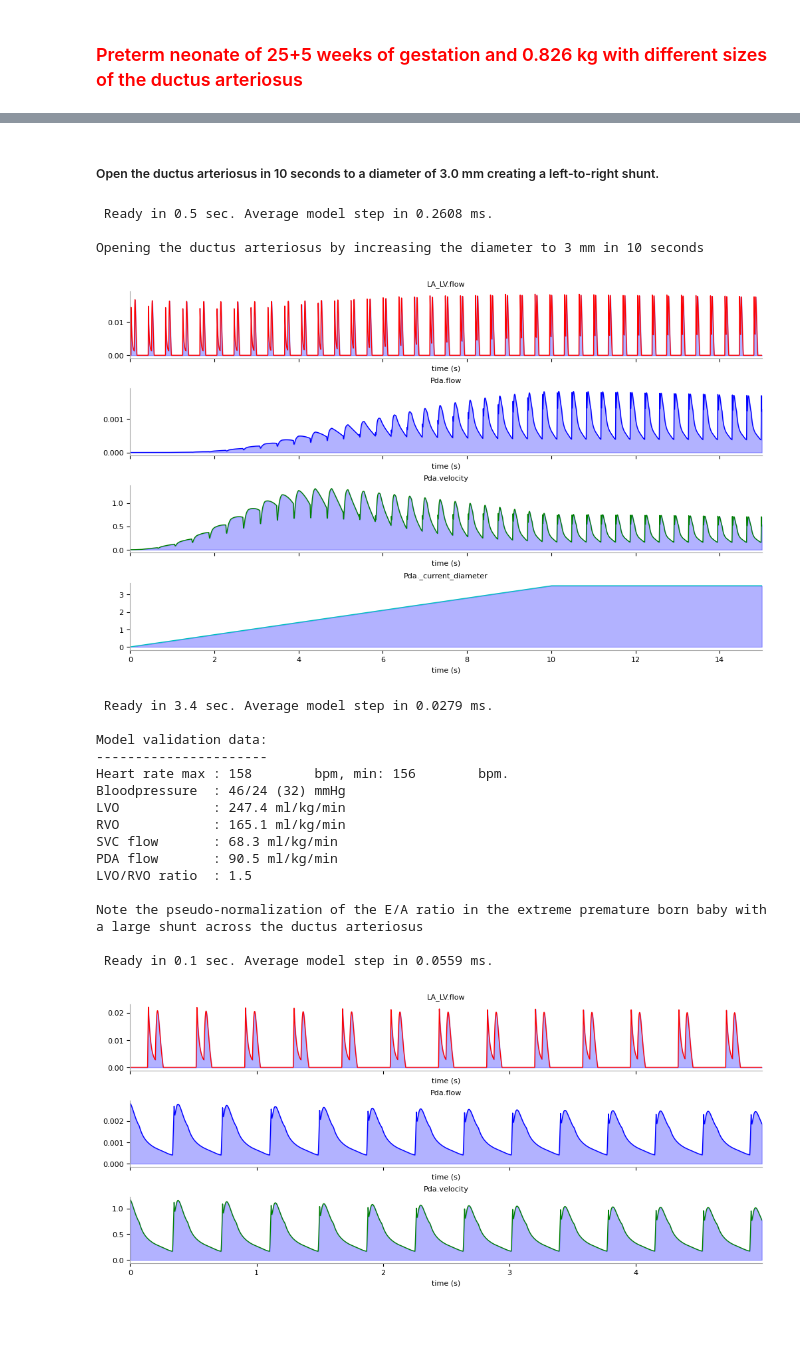
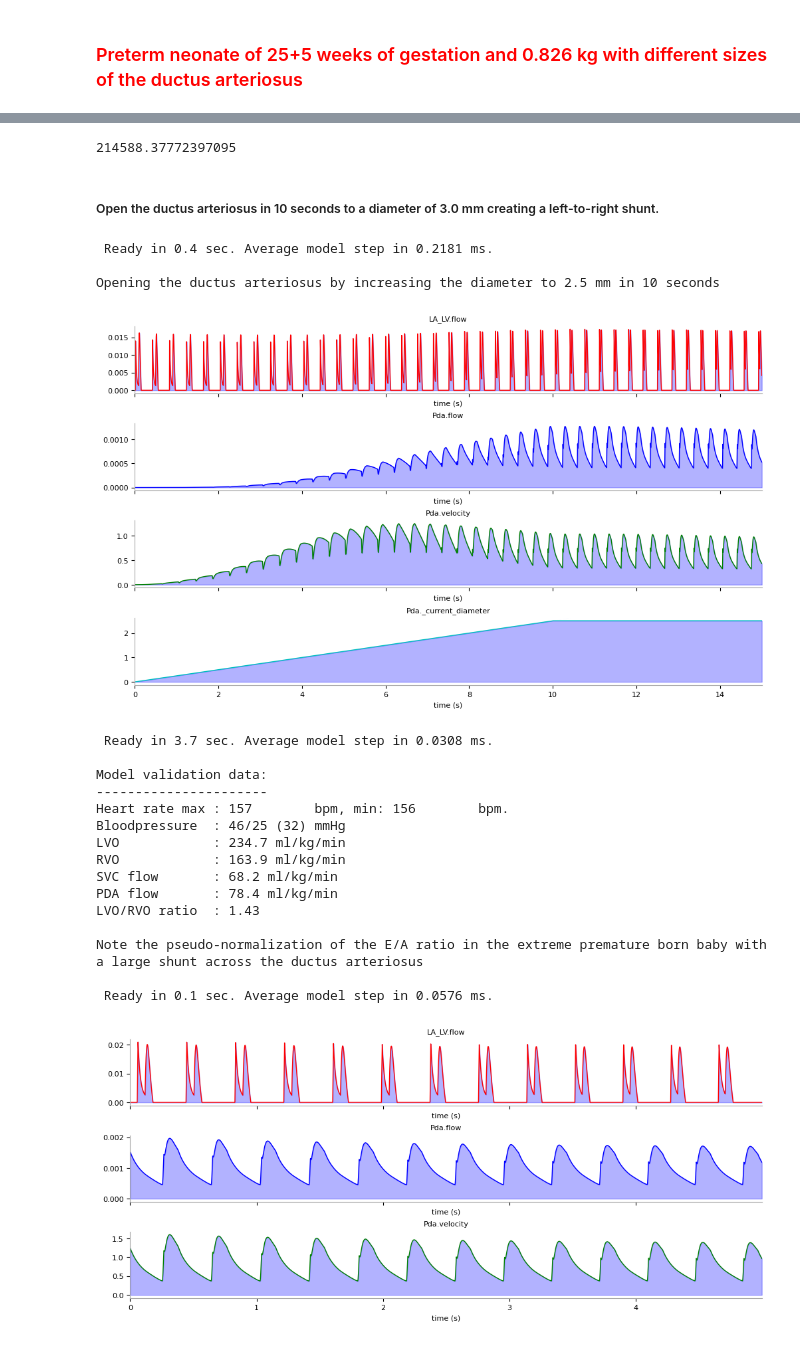
Before and after one commit to Dobutamine/explain-python, a Jupyter notebook: patients/PDA.ipynb, the cells around one changed output, grey strips where cells are left out. Saved outputs shown, nothing was run; the diff lists cells and outputs as text; code cells hidden in the pictures.

```diff
--- a/patients/PDA.ipynb
+++ b/patients/PDA.ipynb
@@ -97,3 +98,7 @@ Note the reversed E/A ratio in the extreme premature born baby.
+# %%
+ model.models["DA"].el_base * model.models["DA"].el_base_scaling_factor
+# %% [output]
+214588.37772397095
 # %% [markdown]
 <h5>Open the ductus arteriosus in 10 seconds to a diameter of 3.0 mm creating a left-to-right shunt.</h5>
 # %%
@@ -101,8 +106,10 @@ model.models["Breathing"].switch_breathing(False)
 neo.fast_forward(1)
 
 print("")
-print("Opening the ductus arteriosus by increasing the diameter to 3 mm in 10 seconds")
-neo.open_ductus(new_diameter=3.0, in_time=10.0)
+print(
+    "Opening the ductus arteriosus by increasing the diameter to 2.5 mm in 10 seconds"
+)
+neo.open_ductus(new_diameter=2.5, in_time=10.0)
 
 # stabilize the model by calculating 60 seconds and plot the flow velocity across the pda
 
@@ -135,49 +142,49 @@ print(
 print(
     f"Bloodpressure  : {result['AA.pres.max']:<0.0f}/{result['AA.pres.min']:<0.0f} ({result['AA.pres.mean']:<0.0f}) mmHg"
 )
 print(f"LVO            : {result['LV_AA.flow.net']:<0.1f} ml/kg/min")
 print(f"RVO            : {result['RV_PA.flow.net']:<0.1f} ml/kg/min")
 print(f"SVC flow       : {result['SVC_RA.flow.net']:<0.1f} ml/kg/min")
 print(f"PDA flow       : {result['Pda.flow.net']:<0.1f} ml/kg/min")
 print(f"LVO/RVO ratio  : {round(result['LV_AA.flow.net']/result['RV_PA.flow.net'], 2)}")
 print("")
 print(
     "Note the pseudo-normalization of the E/A ratio in the extreme premature born baby with a large shunt across the ductus arteriosus"
 )
 print("")
 
 # plot the flow across the mitral valve and pda flow velocity
 model.models["Breathing"].switch_breathing(False)
 neo.fast_forward(1)
 neo.plot_time_graph(
     ["LA_LV.flow", "Pda.flow", "Pda.velocity"],
     combined=False,
     sharey=False,
     time_to_calculate=5.0,
     analyze=False,
     sampleinterval=0.0005,
     fig_size_x=10,
     fig_size_y=2,
 )
 model.models["Breathing"].switch_breathing(True)
 # %% [output]
- Ready in 0.5 sec. Average model step in 0.2608 ms.
+ Ready in 0.4 sec. Average model step in 0.2181 ms.
 
-Opening the ductus arteriosus by increasing the diameter to 3 mm in 10 seconds
+Opening the ductus arteriosus by increasing the diameter to 2.5 mm in 10 seconds
-[figure, old version]
+[figure, new version]
- Ready in 3.4 sec. Average model step in 0.0279 ms.
+ Ready in 3.7 sec. Average model step in 0.0308 ms.
 
 Model validation data:
 ----------------------
-Heart rate max : 158        bpm, min: 156        bpm.
-Bloodpressure  : 46/24 (32) mmHg
-LVO            : 247.4 ml/kg/min
-RVO            : 165.1 ml/kg/min
-SVC flow       : 68.3 ml/kg/min
-PDA flow       : 90.5 ml/kg/min
-LVO/RVO ratio  : 1.5
+Heart rate max : 157        bpm, min: 156        bpm.
+Bloodpressure  : 46/25 (32) mmHg
+LVO            : 234.7 ml/kg/min
+RVO            : 163.9 ml/kg/min
+SVC flow       : 68.2 ml/kg/min
+PDA flow       : 78.4 ml/kg/min
+LVO/RVO ratio  : 1.43
 
 Note the pseudo-normalization of the E/A ratio in the extreme premature born baby with a large shunt across the ductus arteriosus
 
- Ready in 0.1 sec. Average model step in 0.0559 ms.
+ Ready in 0.1 sec. Average model step in 0.0576 ms.
-[figure, old version]
+[figure, new version]
```
Also changed, not shown: parts of 1 cell of this notebook, 1 other file.
